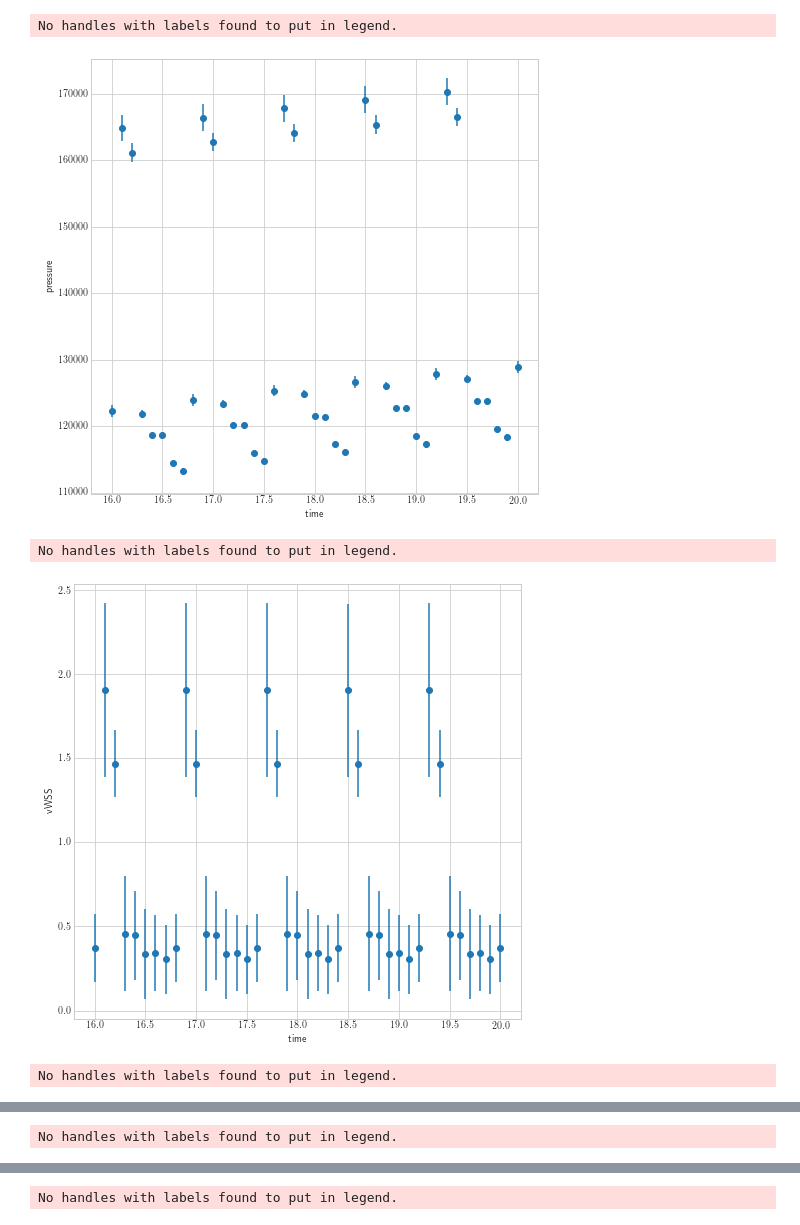
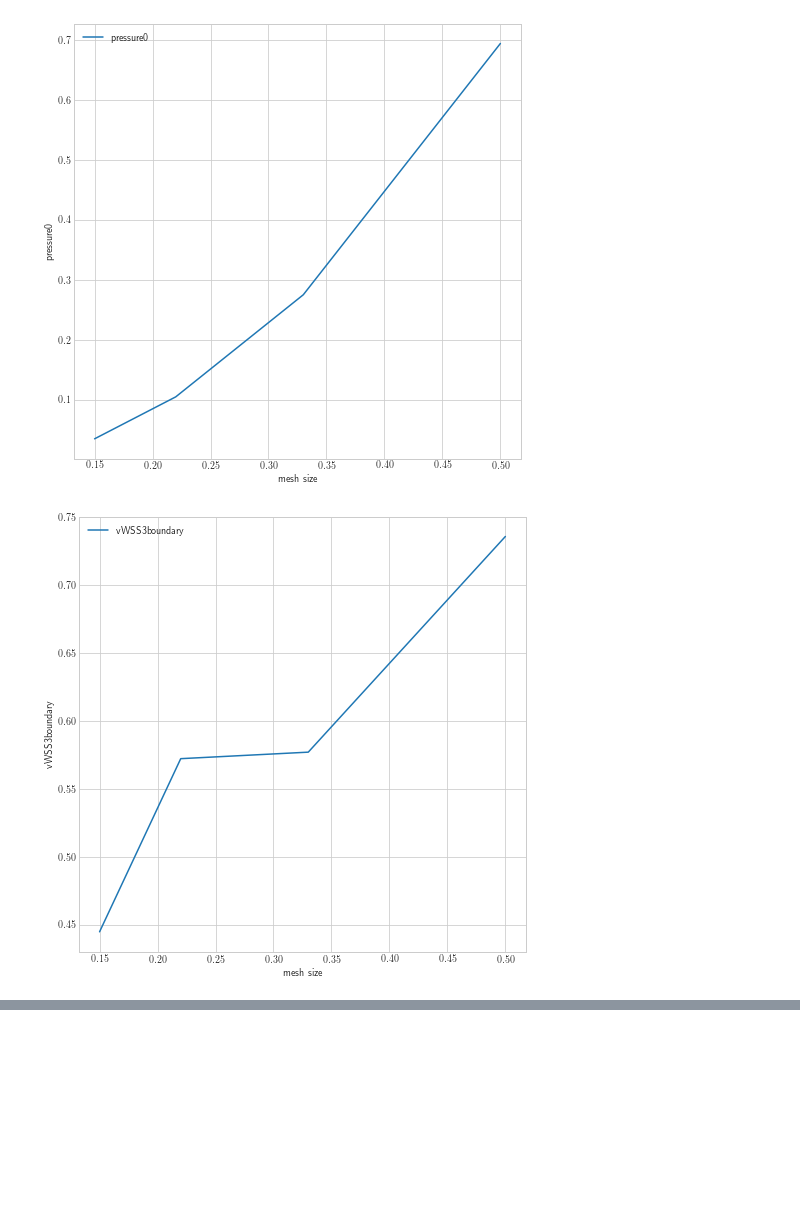
Before and after one commit to noahfields1/seg_regression, a Jupyter notebook: notebooks/UQ/0110_unsteady_mesh_converge.ipynb, the cells around one changed output, grey strips where cells are left out. Saved outputs shown, nothing was run; the diff lists cells and outputs as text; code cells hidden in the pictures; blank space fills up the shorter version.

```diff
--- a/notebooks/UQ/0110_unsteady_mesh_converge.ipynb
+++ b/notebooks/UQ/0110_unsteady_mesh_converge.ipynb
@@ -25,7 +25,8 @@ meshes = [
     "coarse",
     "medium",
     "fine",
-    "fine_2"
+    "fine_2",
+    "fine_3"
 ]
 
 quants   = [
@@ -44,16 +45,18 @@ tups = []
 for case in CASES:
     for p in paths:
             for m in meshes:
-                    CSV    = "/media/marsdenlab/Data1/UQ/0110/"+case+"/csv/"+'/'+p+".csv"
+                    CSV    = "/media/marsdenlab/Data1/UQ/0110/"+case+"/converge"+'/'+p+".csv"
 
                     OUTPUT = "/media/marsdenlab/Data1/UQ/0110/"+case+"/"+str(generation)+"/"+m+"/"+p+"/tube"
                     io.mkdir(OUTPUT)
                     OUTPUT = OUTPUT+'/'+m
                     io.mkdir(OUTPUT)
-
+                    print(CSV)
                     df = pd.read_csv(CSV)
                     df = df.loc[df['mesh']==m]
 
 
 
                     tups.append( (case,p,m,df,OUTPUT) )
+
+DATA = pd.concat([t[3] for t in tups])
@@ -95,30 +123,27 @@ TypeError: invalid type comparison
 # %%
 T = 50
-mesh_sizes = [0.5,0.25,0.125]
+mesh_sizes = [0.5,0.33,0.22,0.15]
 for q in quants:
         label = q.replace('_','')
         err = []
-        y_fine = df.loc[df['mesh']=='fine_2'][q].values[-T:]
+        y_fine = DATA.loc[DATA['mesh']=='fine_3'][q].values[-T:]
 
-        for mesh in ['coarse','medium','fine']:
-            y_mesh = df.loc[df['mesh']==mesh][q].values[-T:]
+        for mesh in ['coarse','medium','fine','fine_2']:
+            y_mesh = DATA.loc[DATA['mesh']==mesh][q].values[-T:]
 
-            err.append(np.amax(np.abs((y_fine-y_mesh)/y_fine))
+            err.append(np.amax(np.abs((y_fine-y_mesh)/y_fine)))
 
 
-plt.figure(figsize=(8,8))
-plt.plot(mesh_sizes, err, label=label)
-plt.xlabel("mesh size")
-plt.ylabel(label)
-plt.legend()
-plt.savefig(OUTPUT+'/'+q+'_err_converge.png',dpi=300)
-plt.savefig(OUTPUT+'/'+q+'_err_converge.pdf',dpi=200)
+        plt.figure(figsize=(8,8))
+        plt.plot(mesh_sizes, err, label=label)
+        plt.xlabel("mesh size")
+        plt.ylabel(label)
+        plt.legend()
+        plt.savefig(OUTPUT+'/'+q+'_err_converge.png',dpi=300)
+        plt.savefig(OUTPUT+'/'+q+'_err_converge.pdf',dpi=200)
 
-plt.show()
-plt.close()
+        plt.show()
+        plt.close()
 # %% [output]
-No handles with labels found to put in legend.
-[figure, old version]
+[figure, new version]
-No handles with labels found to put in legend.
-[figure, old version]
+[figure, new version]
-No handles with labels found to put in legend.
@@ -126 +150,0 @@ No handles with labels found to put in legend.
-No handles with labels found to put in legend.
@@ -128 +150,0 @@ No handles with labels found to put in legend.
-No handles with labels found to put in legend.
```
Also changed, not shown: parts of 4 cells of this notebook, 10 other files.
